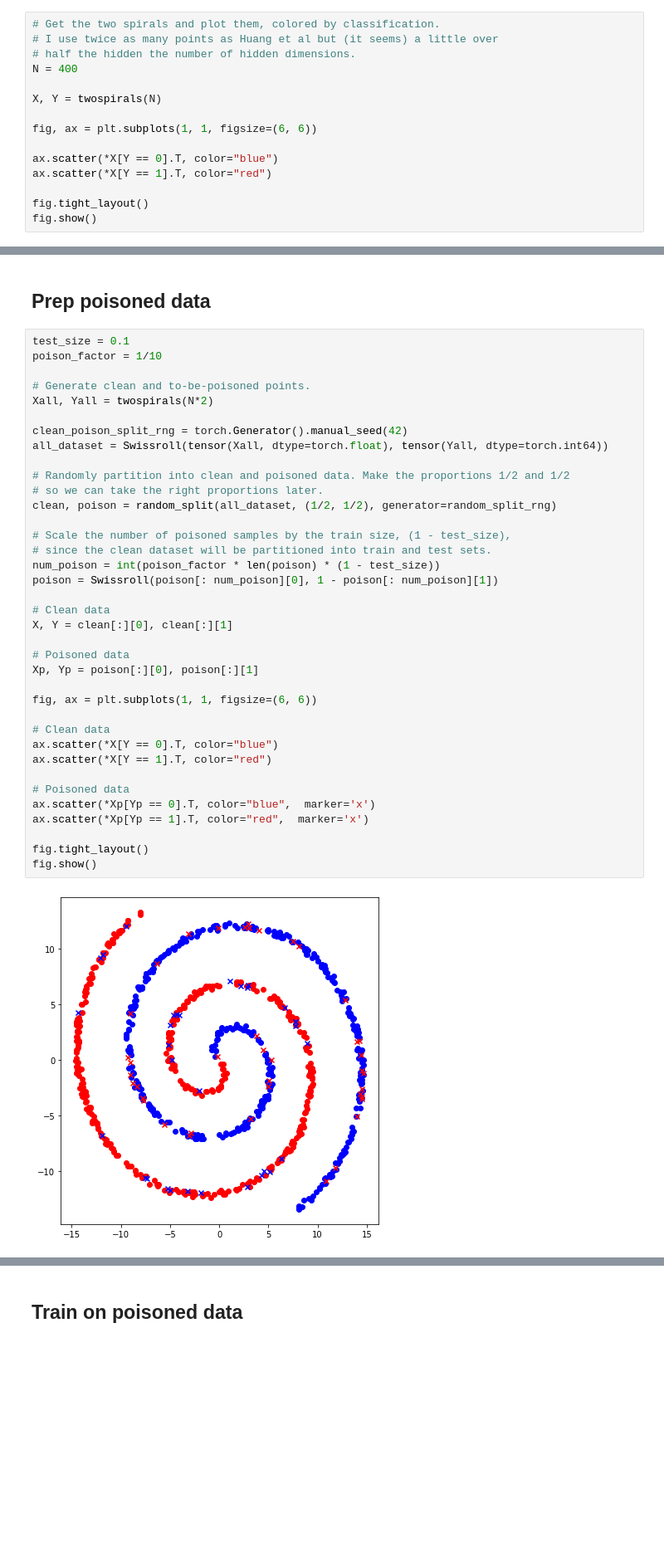
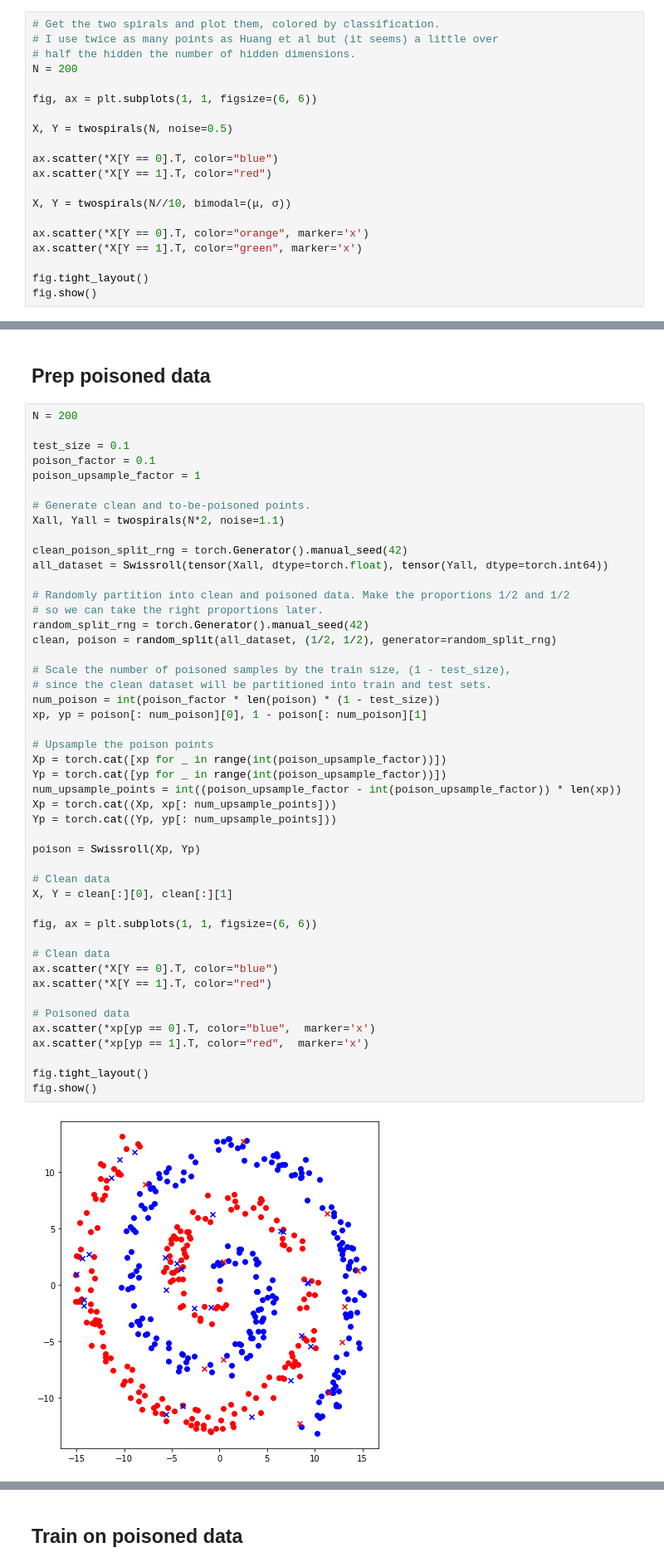
Before and after one commit to Burt360/loss-surfaces-in-data, a Jupyter notebook: swissroll.ipynb, the cells around one changed output, grey strips where cells are left out. Shown at 83% size. Saved outputs shown, nothing was run; the diff lists cells and outputs as text; blank space fills up the shorter version.

```diff
--- a/swissroll.ipynb
+++ b/swissroll.ipynb
@@ -71,15 +96,20 @@ def twospirals(n_points, noise=0.5, rng=None):
 # Get the two spirals and plot them, colored by classification.
 # I use twice as many points as Huang et al but (it seems) a little over
 # half the hidden the number of hidden dimensions.
-N = 400
-
-X, Y = twospirals(N)
+N = 200
 
 fig, ax = plt.subplots(1, 1, figsize=(6, 6))
+
+X, Y = twospirals(N, noise=0.5)
 
 ax.scatter(*X[Y == 0].T, color="blue")
 ax.scatter(*X[Y == 1].T, color="red")
 
+X, Y = twospirals(N//10, bimodal=(μ, σ))
+
+ax.scatter(*X[Y == 0].T, color="orange", marker='x')
+ax.scatter(*X[Y == 1].T, color="green", marker='x')
+
 fig.tight_layout()
 fig.show()
 # %% [output]
@@ -799,42 +863,52 @@ fig.show()
 # %% [markdown]
 ## Prep poisoned data
 # %%
+N = 200
+
 test_size = 0.1
-poison_factor = 1/10
+poison_factor = 0.1
+poison_upsample_factor = 1
 
 # Generate clean and to-be-poisoned points.
-Xall, Yall = twospirals(N*2)
+Xall, Yall = twospirals(N*2, noise=1.1)
 
 clean_poison_split_rng = torch.Generator().manual_seed(42)
 all_dataset = Swissroll(tensor(Xall, dtype=torch.float), tensor(Yall, dtype=torch.int64))
 
 # Randomly partition into clean and poisoned data. Make the proportions 1/2 and 1/2
 # so we can take the right proportions later.
+random_split_rng = torch.Generator().manual_seed(42)
 clean, poison = random_split(all_dataset, (1/2, 1/2), generator=random_split_rng)
 
 # Scale the number of poisoned samples by the train size, (1 - test_size),
 # since the clean dataset will be partitioned into train and test sets.
 num_poison = int(poison_factor * len(poison) * (1 - test_size))
-poison = Swissroll(poison[: num_poison][0], 1 - poison[: num_poison][1])
+xp, yp = poison[: num_poison][0], 1 - poison[: num_poison][1]
+
+# Upsample the poison points
+Xp = torch.cat([xp for _ in range(int(poison_upsample_factor))])
+Yp = torch.cat([yp for _ in range(int(poison_upsample_factor))])
+num_upsample_points = int((poison_upsample_factor - int(poison_upsample_factor)) * len(xp))
+Xp = torch.cat((Xp, xp[: num_upsample_points]))
+Yp = torch.cat((Yp, yp[: num_upsample_points]))
+
+poison = Swissroll(Xp, Yp)
 
 # Clean data
 X, Y = clean[:][0], clean[:][1]
-
-# Poisoned data
-Xp, Yp = poison[:][0], poison[:][1]
 
 fig, ax = plt.subplots(1, 1, figsize=(6, 6))
 
 # Clean data
 ax.scatter(*X[Y == 0].T, color="blue")
 ax.scatter(*X[Y == 1].T, color="red")
 
 # Poisoned data
-ax.scatter(*Xp[Yp == 0].T, color="blue",  marker='x')
-ax.scatter(*Xp[Yp == 1].T, color="red",  marker='x')
+ax.scatter(*xp[yp == 0].T, color="blue",  marker='x')
+ax.scatter(*xp[yp == 1].T, color="red",  marker='x')
 
 fig.tight_layout()
 fig.show()
 # %% [output]
-[figure, old version]
+[figure, new version]
 # %%
```
Also changed, not shown: parts of 10 cells of this notebook.
